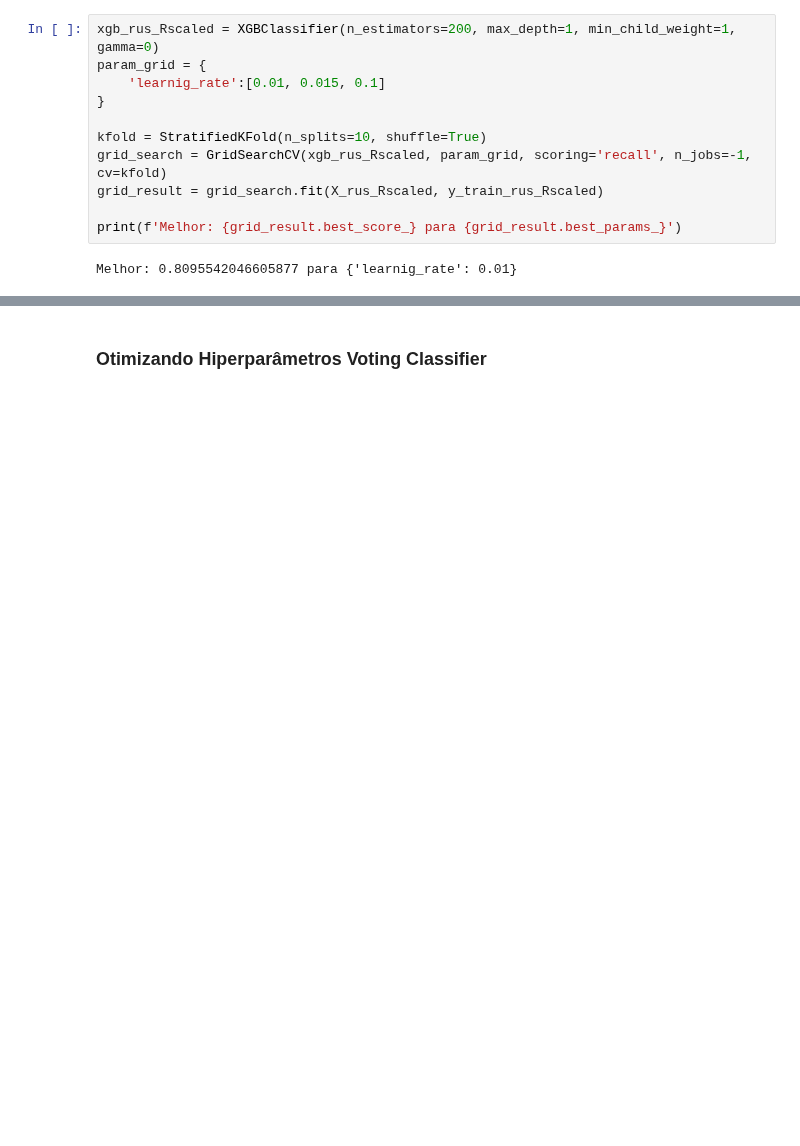
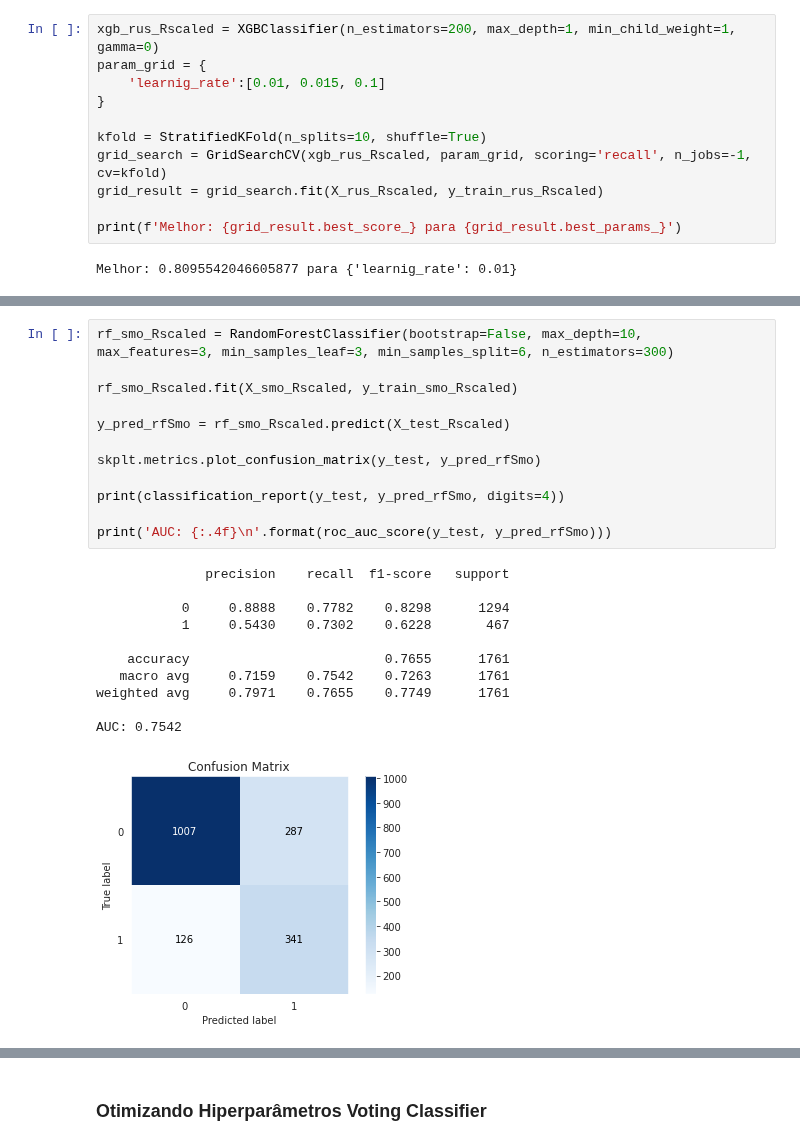
Before and after one commit to JoaoGustavo29/Portfolio_DataScience, a Jupyter notebook: Churn_Prediction_para_uma_empresa_de_Telecomunicações.ipynb, the cells around one changed output, grey strips where cells are left out. Drawn from its saved outputs; the diff is of its cells as text; blank space fills up the shorter version.

```diff
--- a/Churn_Prediction_para_uma_empresa_de_Telecomunicações.ipynb
+++ b/Churn_Prediction_para_uma_empresa_de_Telecomunicações.ipynb
@@ -1407,0 +1642,24 @@ pd.DataFrame(data=AUC, index=model, columns=["AUC"])
+# %%
+rf_smo_Rscaled = RandomForestClassifier(bootstrap=False, max_depth=10, max_features=3, min_samples_leaf=3, min_samples_split=6, n_estimators=300)
+
+rf_smo_Rscaled.fit(X_smo_Rscaled, y_train_smo_Rscaled)
+
+y_pred_rfSmo = rf_smo_Rscaled.predict(X_test_Rscaled)
+
+skplt.metrics.plot_confusion_matrix(y_test, y_pred_rfSmo)
+
+print(classification_report(y_test, y_pred_rfSmo, digits=4))
+
+print('AUC: {:.4f}\n'.format(roc_auc_score(y_test, y_pred_rfSmo)))
+# %% [output]
+              precision    recall  f1-score   support
+
+           0     0.8888    0.7782    0.8298      1294
+           1     0.5430    0.7302    0.6228       467
+
+    accuracy                         0.7655      1761
+   macro avg     0.7159    0.7542    0.7263      1761
+weighted avg     0.7971    0.7655    0.7749      1761
+
+AUC: 0.7542
+[figure, added]
```
Also changed, not shown: parts of 74 cells of this notebook.
